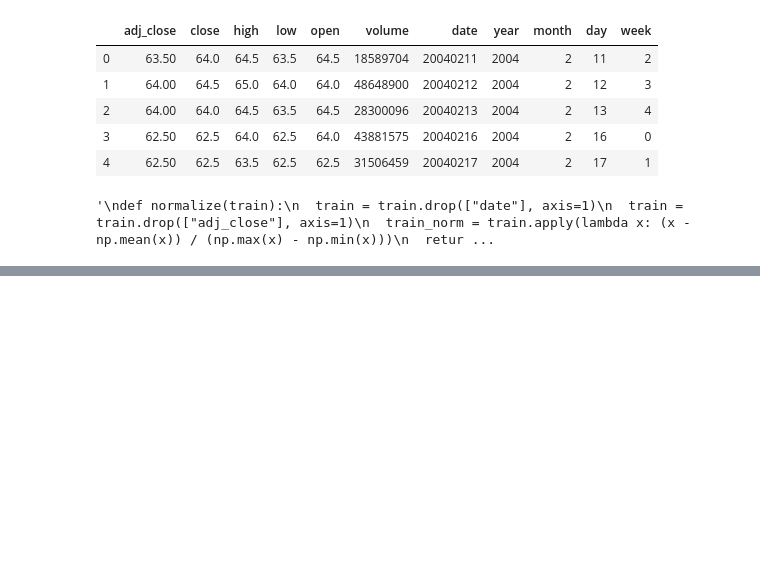
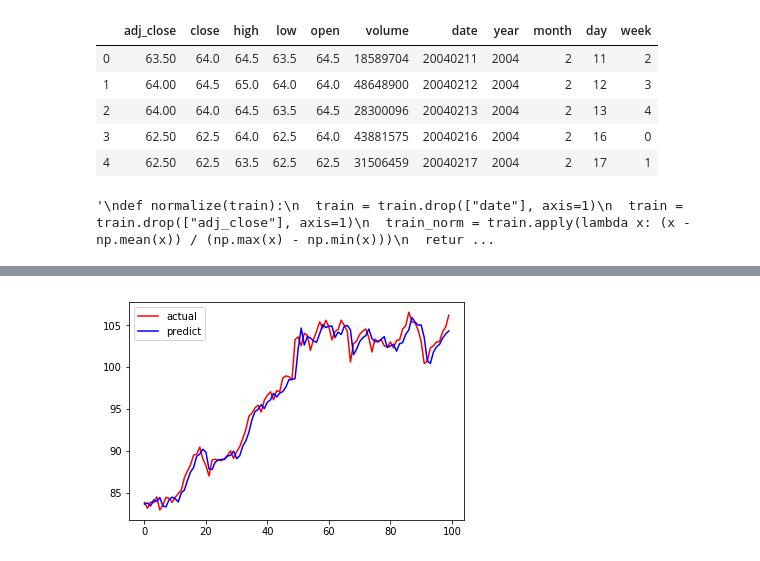
Before and after one commit to BlueBug12/stock, a Jupyter notebook: bin/LSTM.ipynb, the cells around one changed output, grey strips where cells are left out. Cells and saved outputs as stored; diff of their text form; code cells hidden in the pictures; blank space fills up the shorter version.

```diff
--- a/bin/LSTM.ipynb
+++ b/bin/LSTM.ipynb
@@ -145,0 +152,4 @@ plot_stock("2330",Y_train,result)
+# %%
+plot_stock("0050",Y_train[-100:],result[-100:])
+# %% [output]
+[figure, added]
```
Also changed, not shown: parts of 2 cells of this notebook, 1 other file.
